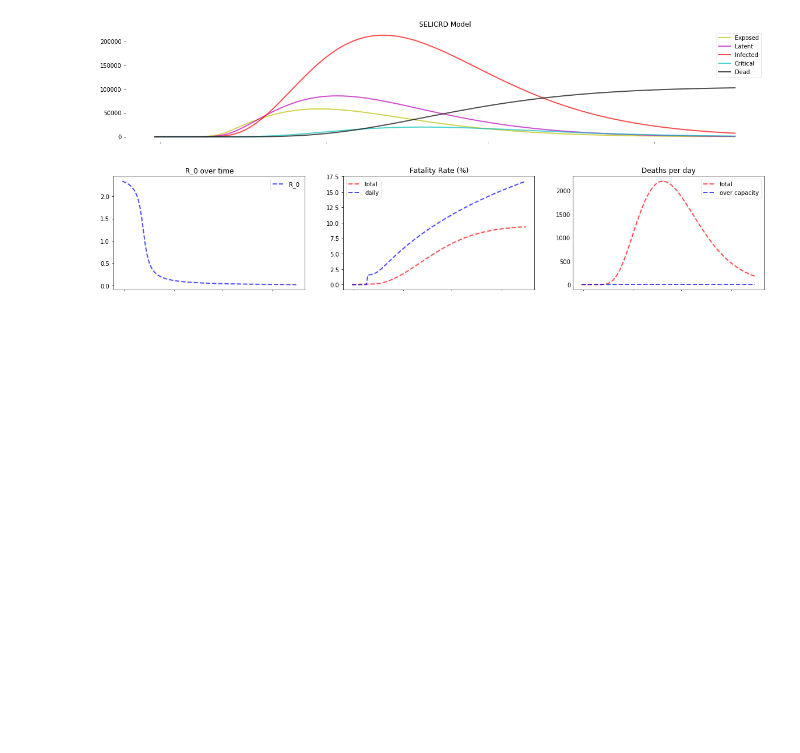
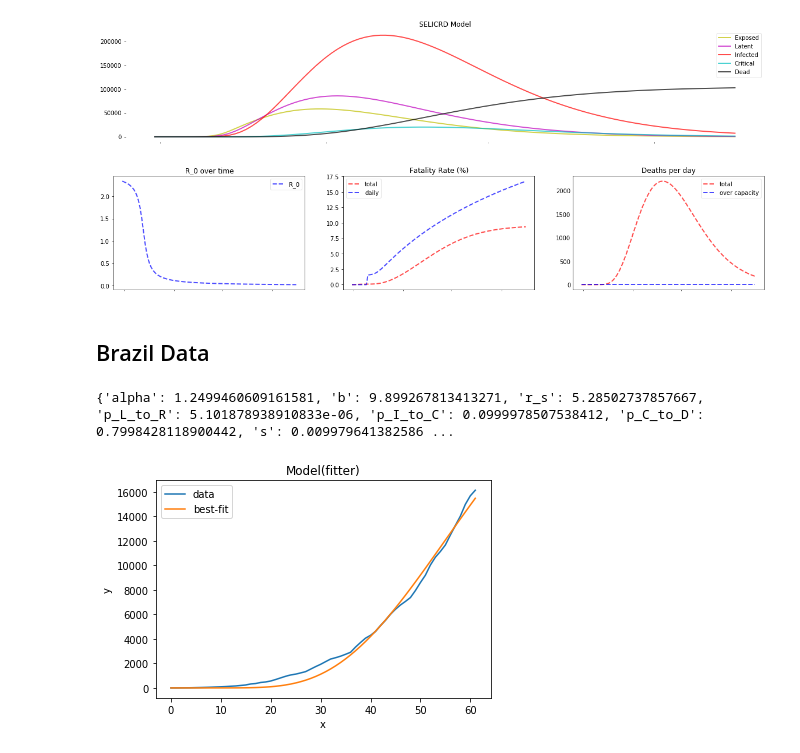
Before and after one commit to jiyingz/COVID19_projections, a Jupyter notebook: updated models/Combined_Model.ipynb, the cells around one changed output. Cells and saved outputs as stored; diff of their text form; code cells hidden in the pictures; blank space fills up the shorter version.

Commit message:
combined model with US, Brazil and Spain data

```diff
--- a/updated models/Combined_Model.ipynb
+++ b/updated models/Combined_Model.ipynb
@@ -285,3 +286,49 @@ Prediction for United States
 percentage going to ICU: 7.157628955268653; percentage dying in ICU: 80.0
 [figure]
 [figure]
+# %% [markdown]
+## Brazil Data
+# %%
+# parameters
+# data = covid_data[covid_data["Location"] == "US"]["Value"].values[::-1]
+# agegroup_lookup["United States"] = [36666666,36666666,36666666,36666666,36666666,36666666,36666666,36666666,36666666]
+
+cases = covid_data[covid_data["Location"] == "Brazil"][::-1]
+agegroups = agegroup_lookup["Brazil"]
+beds_per_100k = beds_lookup["South America"]
+
+params_init_min_max = {#"R_0_start": (3.0, 2.0, 10.0), "k": (2.5, 0.01, 10.0), "x0": (57, 20, 100), "R_0_end": (0.9, 0.01, 3.5),
+                       "p_L_to_R": (0.6, 0.0, 0.8),
+                       "alpha": (1, 0.1, 1.25),
+                       "b": (0, -20, 20), "r_s": (2, 0.1, 10),
+                       "p_I_to_C": (0.05, 0.001, 0.1), "p_C_to_D": (0.5, 0.005, 0.8),
+                       "s": (0.003, 0.001, 0.01)}  # form: {parameter: (initial guess, minimum value, max value)}
+
+
+# Let's start with first positive number of infection day
+y_data = cases[cases["Value"]>0]["Value"].values
+days = len(y_data)
+
+x_data = np.linspace(0, days - 1, days, dtype=int)  # x_data is just [0, 1, ..., max_days] array
+# %%
+def fitter(x, alpha, b, r_s, p_L_to_R, p_I_to_C, p_C_to_D, s):
+    ret = Model(days, agegroups, beds_per_100k, alpha, b, r_s, p_L_to_R, p_I_to_C, p_C_to_D, s)
+    return ret[7][x]
+
+mod = lmfit.Model(fitter)
+
+for kwarg, (init, mini, maxi) in params_init_min_max.items():
+    mod.set_param_hint(str(kwarg), value=init, min=mini, max=maxi, vary=True)
+
+params = mod.make_params()
+fit_method = "leastsq"
+
+result = mod.fit(y_data, params, method="least_squares", x=x_data)
+
+ax = plt.subplots()
+result.plot_fit(datafmt="-", ax=ax)
+
+print(result.best_values)
+# %% [output]
+{'alpha': 1.2499460609161581, 'b': 9.899267813413271, 'r_s': 5.28502737857667, 'p_L_to_R': 5.101878938910833e-06, 'p_I_to_C': 0.0999978507538412, 'p_C_to_D': 0.7998428118900442, 's': 0.009979641382586 ...
+[figure, added]
```
Also changed, not shown: parts of 8 cells of this notebook.
